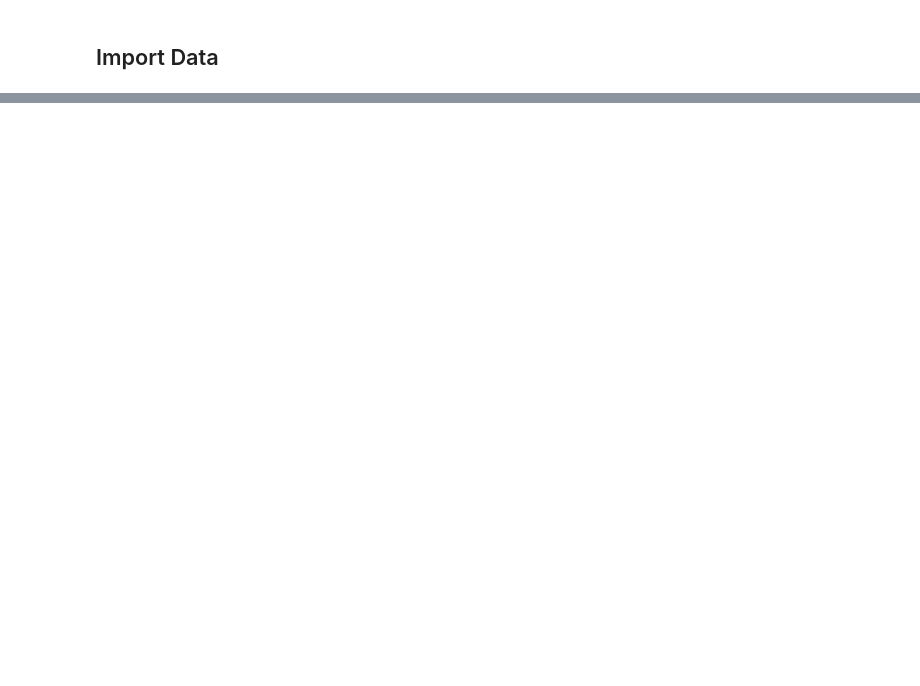
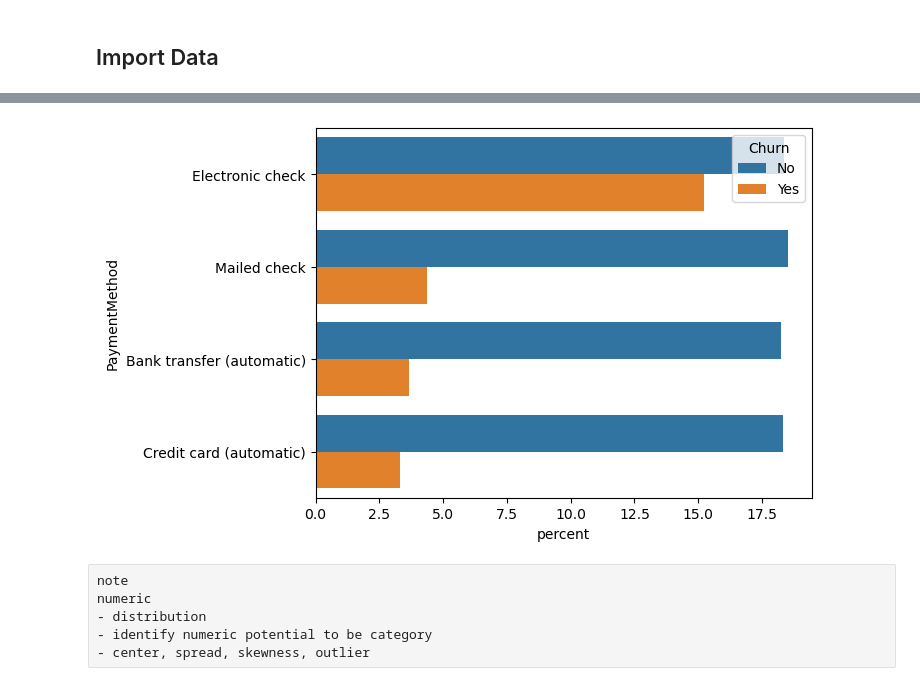
Before and after one commit to khala1391/2024_DS_Practice, a Jupyter notebook: URL_ML_KMUTT/L4_KMUTT_DataExploration.ipynb, the cells around one changed output, grey strips where cells are left out. Saved outputs shown, nothing was run; the diff lists cells and outputs as text; code cells hidden in the pictures; blank space fills up the shorter version.

```diff
--- a/URL_ML_KMUTT/L4_KMUTT_DataExploration.ipynb
+++ b/URL_ML_KMUTT/L4_KMUTT_DataExploration.ipynb
@@ -49,0 +91,2 @@ df.head()
+# %%
+df['TotalCharges']= df['TotalCharges'].replace(' ', '0')
@@ -49,0 +113,3 @@ df.head()
+# %%
+df = df.astype({'TotalCharges': 'float64'})
+df.info()
@@ -49,0 +163,10 @@ df.head()
+# %%
+sns.countplot(data = df, y ='PaymentMethod', hue='Churn',stat= 'percent');
+# %% [output]
+[figure, added]
+# %% [raw]
+note
+numeric
+- distribution
+- identify numeric potential to be category
+- center, spread, skewness, outlier
```
Also changed, not shown: parts of 57 cells of this notebook, 1 other file.
